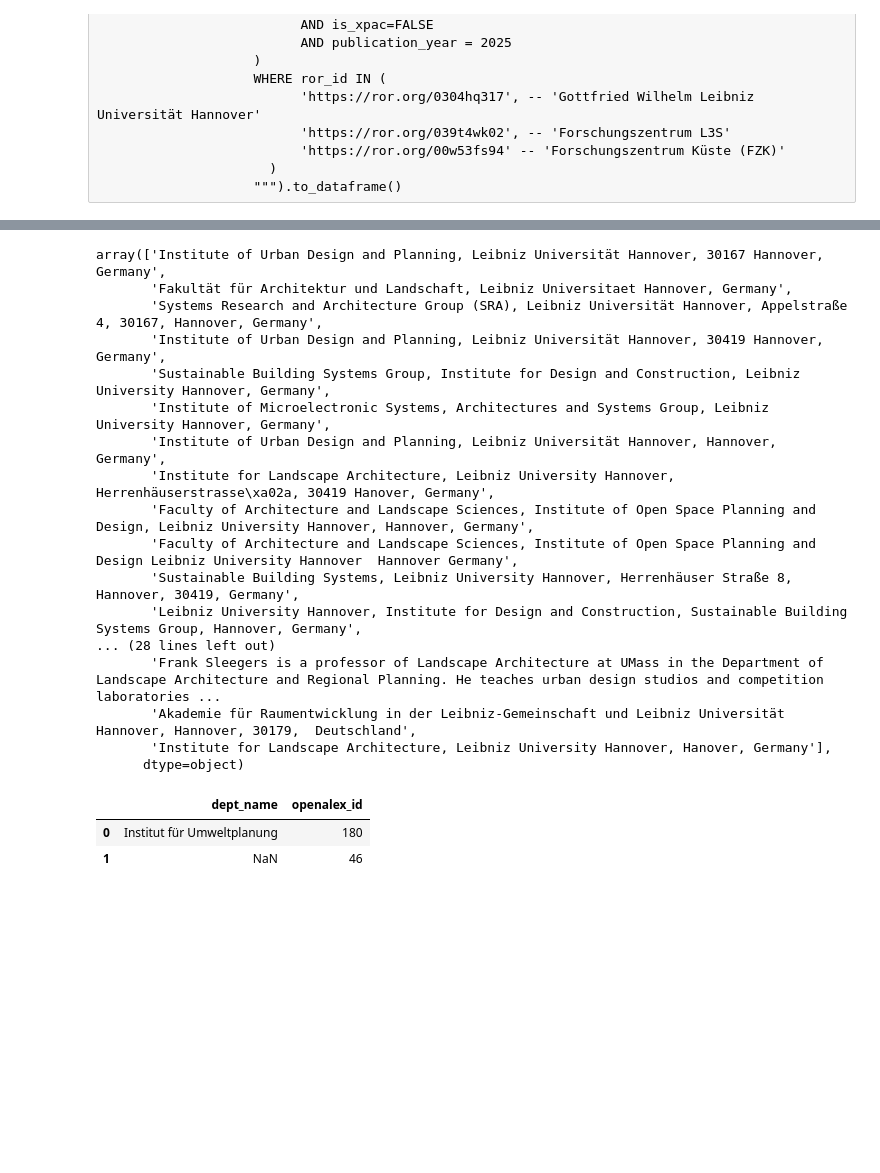
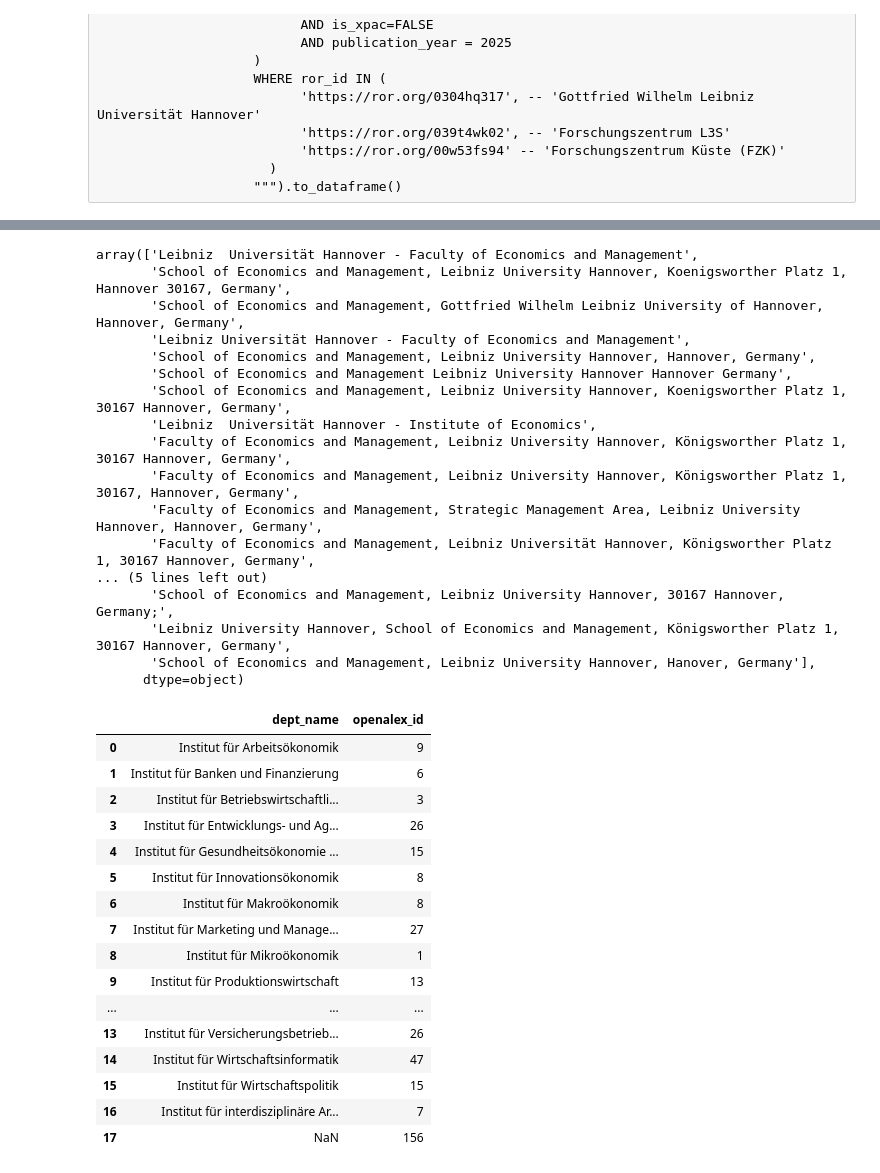
Before and after one commit to naustica/lower_saxony_institutions, a Jupyter notebook: notebooks/institution_mapping/LEIBNIZ.ipynb, the cells around one changed output, grey strips where cells are left out. Saved outputs shown, nothing was run; the diff lists cells and outputs as text; code cells hidden in the pictures; blank space fills up the shorter version.

```diff
--- a/notebooks/institution_mapping/LEIBNIZ.ipynb
+++ b/notebooks/institution_mapping/LEIBNIZ.ipynb
@@ -287,33 +443,47 @@ def map_dept(address: str, faculty: str) -> Union[str, None]:
     else:
         return None
 # %%
-df_with_inst.loc[df_with_inst['fak_name'] == 'Fakultät für Architektur und Landschaft', 'dept_name'] = \
-    df_with_inst.loc[df_with_inst['fak_name'] == 'Fakultät für Architektur und Landschaft']['raw_affiliation_string'].apply(map_dept,
-                                                                                    faculty='Fakultät für Architektur und Landschaft')
+df_with_inst.loc[df_with_inst['fak_name'] == 'Wirtschaftswissenschaftliche Fakultät', 'dept_name'] = \
+    df_with_inst.loc[df_with_inst['fak_name'] == 'Wirtschaftswissenschaftliche Fakultät']['raw_affiliation_string'].apply(map_dept,
+                                                                                    faculty='Wirtschaftswissenschaftliche Fakultät')
 # %%
-df_with_inst[(df_with_inst['fak_name'] == 'Fakultät für Architektur und Landschaft') & df_with_inst['dept_name'].isnull()].raw_affiliation_string.unique()[0:]
+df_with_inst[(df_with_inst['fak_name'] == 'Wirtschaftswissenschaftliche Fakultät') & df_with_inst['dept_name'].isnull()].raw_affiliation_string.unique()[:20]
 # %% [output]
-array(['Institute of Urban Design and Planning, Leibniz Universität Hannover, 30167 Hannover, Germany',
-       'Fakultät für Architektur und Landschaft, Leibniz Universitaet Hannover, Germany',
-       'Systems Research and Architecture Group (SRA), Leibniz Universität Hannover, Appelstraße 4, 30167, Hannover, Germany',
-       'Institute of Urban Design and Planning, Leibniz Universität Hannover, 30419 Hannover, Germany',
-       'Sustainable Building Systems Group, Institute for Design and Construction, Leibniz University Hannover, Germany',
-       'Institute of Microelectronic Systems, Architectures and Systems Group, Leibniz University Hannover, Germany',
-       'Institute of Urban Design and Planning, Leibniz Universität Hannover, Hannover, Germany',
-       'Institute for Landscape Architecture, Leibniz University Hannover, Herrenhäuserstrasse\xa02a, 30419 Hanover, Germany',
-       'Faculty of Architecture and Landscape Sciences, Institute of Open Space Planning and Design, Leibniz University Hannover, Hannover, Germany',
-       'Faculty of Architecture and Landscape Sciences, Institute of Open Space Planning and Design Leibniz University Hannover  Hannover Germany',
-       'Sustainable Building Systems, Leibniz University Hannover, Herrenhäuser Straße 8, Hannover, 30419, Germany',
-       'Leibniz University Hannover, Institute for Design and Construction, Sustainable Building Systems Group, Hannover, Germany',
-... (28 lines left out)
-       'Frank Sleegers is a professor of Landscape Architecture at UMass in the Department of Landscape Architecture and Regional Planning. He teaches urban design studios and competition laboratories ...
-       'Akademie für Raumentwicklung in der Leibniz-Gemeinschaft und Leibniz Universität Hannover, Hannover, 30179,  Deutschland',
-       'Institute for Landscape Architecture, Leibniz University Hannover, Hanover, Germany'],
+array(['Leibniz  Universität Hannover - Faculty of Economics and Management',
+       'School of Economics and Management, Leibniz University Hannover, Koenigsworther Platz 1, Hannover 30167, Germany',
+       'School of Economics and Management, Gottfried Wilhelm Leibniz University of Hannover, Hannover, Germany',
+       'Leibniz Universität Hannover - Faculty of Economics and Management',
+       'School of Economics and Management, Leibniz University Hannover, Hannover, Germany',
+       'School of Economics and Management Leibniz University Hannover Hannover Germany',
+       'School of Economics and Management, Leibniz University Hannover, Koenigsworther Platz 1, 30167 Hannover, Germany',
+       'Leibniz  Universität Hannover - Institute of Economics',
+       'Faculty of Economics and Management, Leibniz University Hannover, Königsworther Platz 1, 30167 Hannover, Germany',
+       'Faculty of Economics and Management, Leibniz University Hannover, Königsworther Platz 1, 30167, Hannover, Germany',
+       'Faculty of Economics and Management, Strategic Management Area, Leibniz University Hannover, Hannover, Germany',
+       'Faculty of Economics and Management, Leibniz Universität Hannover, Königsworther Platz 1, 30167 Hannover, Germany',
+... (5 lines left out)
+       'School of Economics and Management, Leibniz University Hannover, 30167 Hannover, Germany;',
+       'Leibniz University Hannover, School of Economics and Management, Königsworther Platz 1, 30167 Hannover, Germany',
+       'School of Economics and Management, Leibniz University Hannover, Hanover, Germany'],
       dtype=object)
 # %%
-df_with_inst[df_with_inst['fak_name'] == 'Fakultät für Architektur und Landschaft'].groupby(['dept_name'], dropna=False)['openalex_id'].count().reset_index()
+df_with_inst[df_with_inst['fak_name'] == 'Wirtschaftswissenschaftliche Fakultät'].groupby(['dept_name'], dropna=False)['openalex_id'].count().reset_index()
 # %% [output]
 |  | dept_name | openalex_id |
-| 0 | Institut für Umweltplanung | 180 |
-| 1 | NaN | 46 |
+| 0 | Institut für Arbeitsökonomik | 9 |
+| 1 | Institut für Banken und Finanzierung | 6 |
+| 2 | Institut für Betriebswirtschaftli... | 3 |
+| 3 | Institut für Entwicklungs- und Ag... | 26 |
+| 4 | Institut für Gesundheitsökonomie ... | 15 |
+| 5 | Institut für Innovationsökonomik | 8 |
+| 6 | Institut für Makroökonomik | 8 |
+| 7 | Institut für Marketing und Manage... | 27 |
+| 8 | Institut für Mikroökonomik | 1 |
+| 9 | Institut für Produktionswirtschaft | 13 |
+| ... | ... | ... |
+| 13 | Institut für Versicherungsbetrieb... | 26 |
+| 14 | Institut für Wirtschaftsinformatik | 47 |
+| 15 | Institut für Wirtschaftspolitik | 15 |
+| 16 | Institut für interdisziplinäre Ar... | 7 |
+| 17 | NaN | 156 |
 # %%
```
Also changed, not shown: parts of 9 cells of this notebook, 8 other files.
